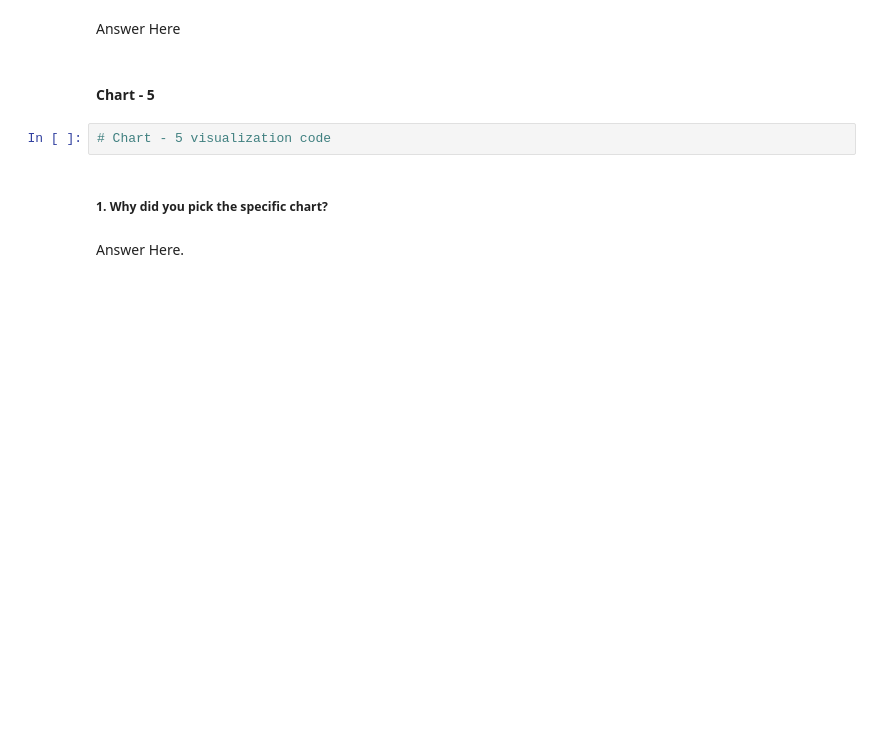
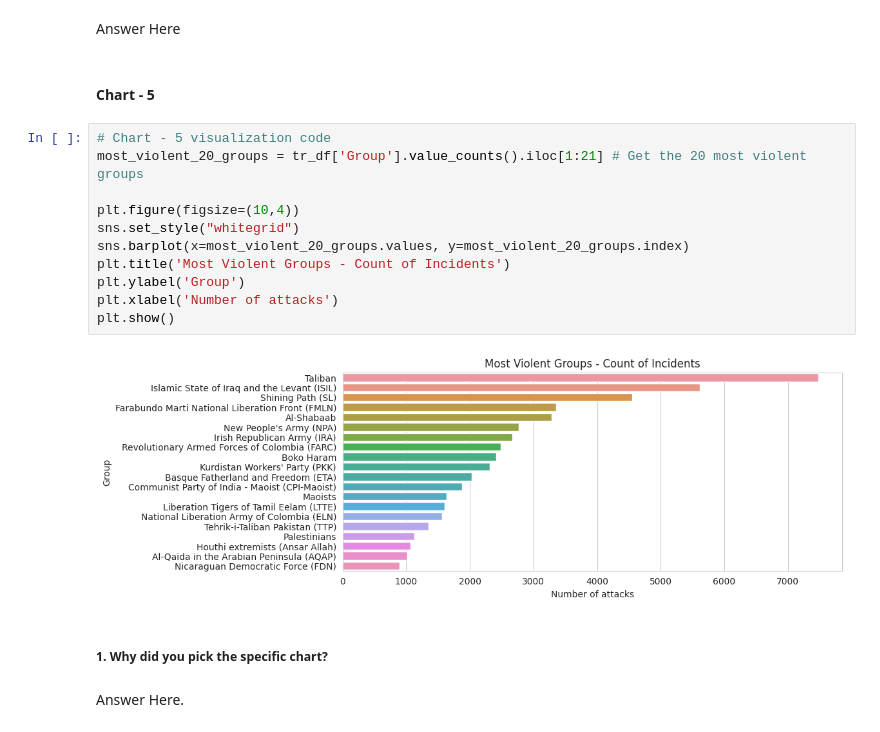
Before and after one commit to vishalrana00007/Global-Terrorism-Database-Capstone-Project, a Jupyter notebook: Global_terrorism_analysis(Capstone_project)Module_2.ipynb, the cells around one changed output. Cells and saved outputs as stored; diff of their text form; blank space fills up the shorter version.

```diff
--- a/Global_terrorism_analysis(Capstone_project)Module_2.ipynb
+++ b/Global_terrorism_analysis(Capstone_project)Module_2.ipynb
@@ -465,8 +443,19 @@ Are there any insights that lead to negative growth? Justify with specific reaso
 Answer Here
 # %% [markdown]
 #### Chart - 5
-# %%
-# Chart - 5 visualization code
+# %%
+# Chart - 5 visualization code
+most_violent_20_groups = tr_df['Group'].value_counts().iloc[1:21] # Get the 20 most violent groups
+
+plt.figure(figsize=(10,4))
+sns.set_style("whitegrid")
+sns.barplot(x=most_violent_20_groups.values, y=most_violent_20_groups.index)
+plt.title('Most Violent Groups - Count of Incidents')
+plt.ylabel('Group')
+plt.xlabel('Number of attacks')
+plt.show()
+# %% [output]
+[figure, added]
 # %% [markdown]
 ##### 1. Why did you pick the specific chart?
 # %% [markdown]
```
Also changed, not shown: parts of 14 cells of this notebook.
